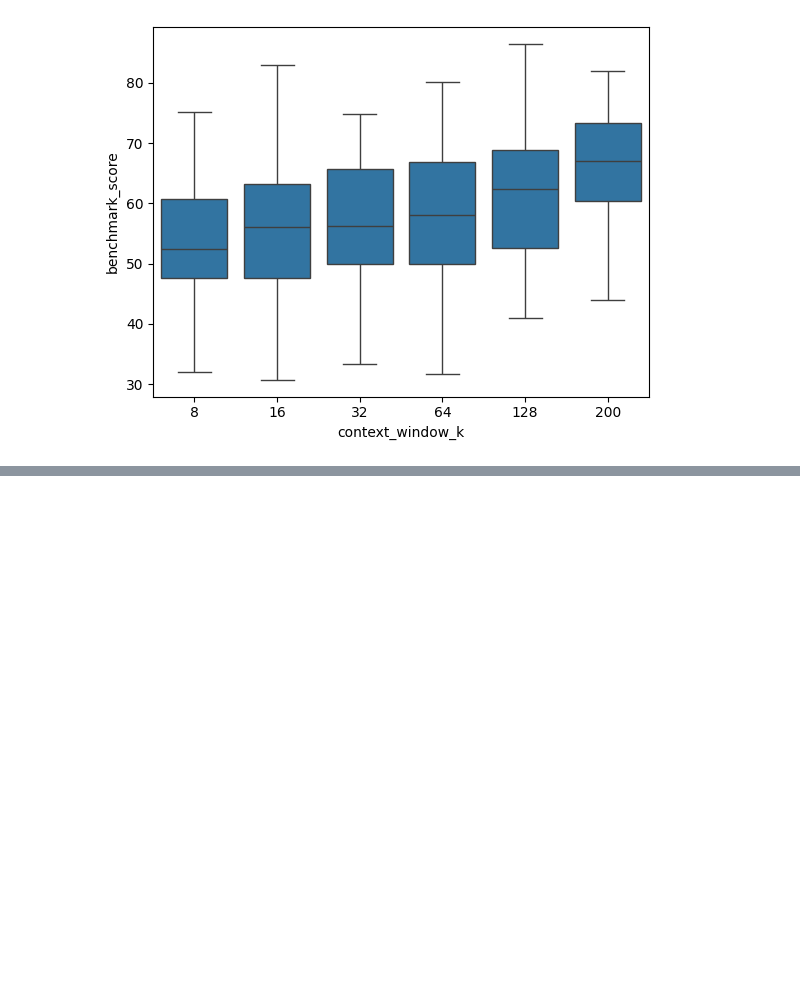
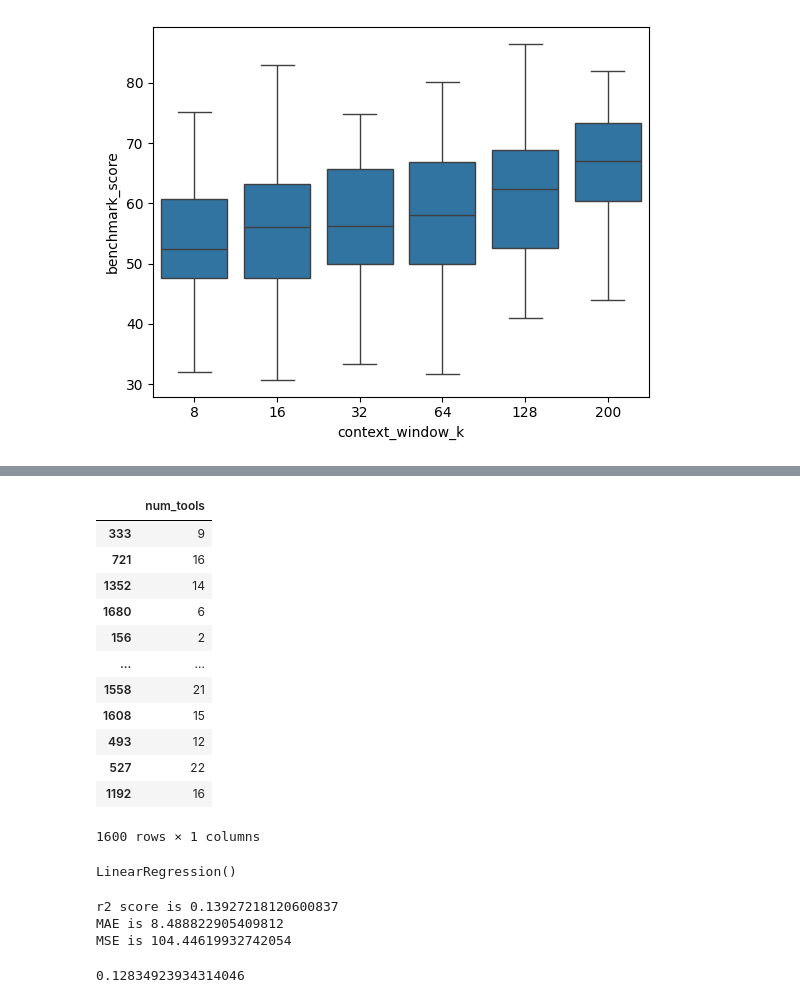
Before and after one commit to ssklpu912-glitch/ML_Algos, a Jupyter notebook: ML_LR_column_comparison.ipynb, the cells around one changed output, grey strips where cells are left out. Drawn from its saved outputs; the diff is of its cells as text; code cells hidden in the pictures; blank space fills up the shorter version.

```diff
--- a/ML_LR_column_comparison.ipynb
+++ b/ML_LR_column_comparison.ipynb
@@ -218,0 +224,21 @@ sns.boxplot(x=X_test3.iloc[:, 0], y=Y_test3)
+# %%
+X_4 = AI[['num_tools']]
+Y_4 = AI['benchmark_score']
+# %%
+
+X_train4, X_test4, Y_train4, Y_test4 = train_test_split(X_4, Y_4, test_size = 0.2, random_state = 2)
+X_train4
+# %% [output]
+|  | num_tools |
+| 333 | 9 |
+| 721 | 16 |
+| 1352 | 14 |
+| 1680 | 6 |
+| 156 | 2 |
+| ... | ... |
+| 1558 | 21 |
+| 1608 | 15 |
+| 493 | 12 |
+| 527 | 22 |
+| 1192 | 16 |
+1600 rows × 1 columns
@@ -218,0 +251,26 @@ sns.boxplot(x=X_test3.iloc[:, 0], y=Y_test3)
+# %%
+from sklearn.linear_model import LinearRegression
+
+L4 = LinearRegression()
+
+L4.fit(X_train4_trf, Y_train4)
+# %% [output]
+LinearRegression()
+# %%
+from sklearn.metrics import r2_score, mean_absolute_error, mean_squared_error
+
+
+y_pred4 = L4.predict(X_test4_trf)
+
+print('r2 score is', r2_score(Y_test4, y_pred4))
+print('MAE is', mean_absolute_error(Y_test4, y_pred4))
+print('MSE is', mean_squared_error(Y_test4, y_pred4))
+# %% [output]
+r2 score is 0.13927218120600837
+MAE is 8.488822905409812
+MSE is 104.44619932742054
+# %%
+r2_4 = r2_score(Y_test4, y_pred4)
+print(1-((1-r2_4) * (400 - 1)/(400-1-5)))
+# %% [output]
+0.12834923934314046
```
Also changed, not shown: parts of 2 cells of this notebook.
